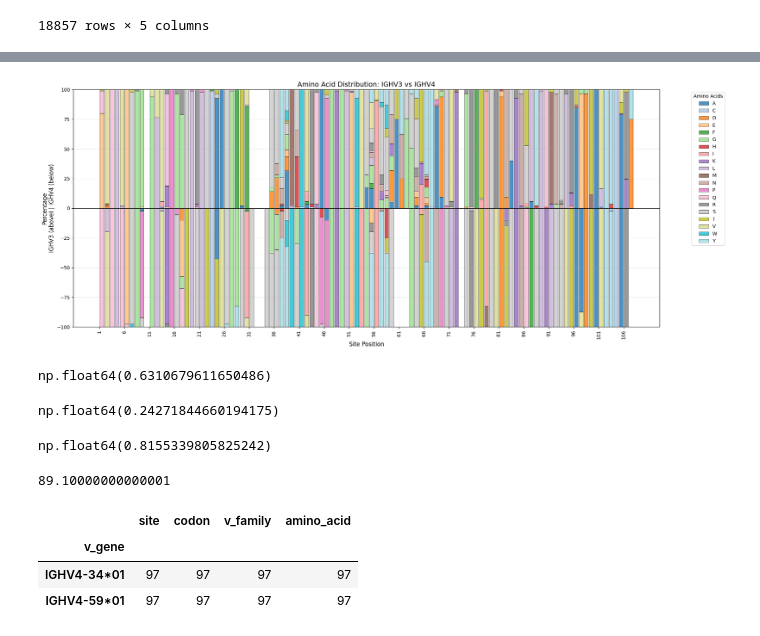
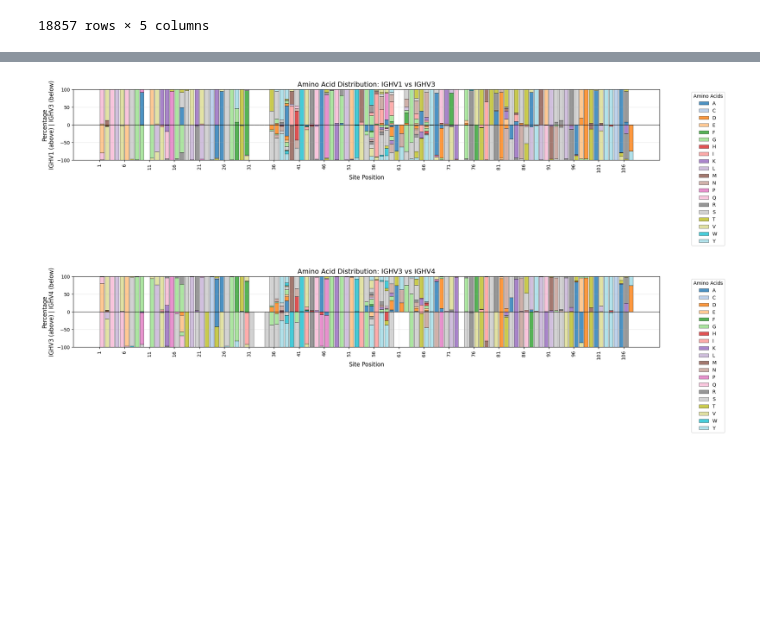
Before and after one commit to matsengrp/dasm-epistasis-experiments, a Jupyter notebook: germline.ipynb, the cells around one changed output, grey strips where cells are left out. Drawn from its saved outputs; the diff is of its cells as text; code cells hidden in the pictures; blank space fills up the shorter version.

```diff
--- a/germline.ipynb
+++ b/germline.ipynb
@@ -385,10 +385,3 @@ codons_df.to_csv(localify(f"DATA_DIR/germline_codons.csv"), index=False)
 
 codon_similarity.to_csv(localify(f"DATA_DIR/germline_codon_similarity.csv"), index=True)
 aa_similarity.to_csv(localify(f"DATA_DIR/germline_aa_similarity.csv"), index=True)
-# %%
-for i in codons_df.v_family.unique().tolist():
-    fig, ax = plt.subplots(figsize=(20, 6))
-    sns.histplot(codons_df[codons_df.v_family == i], x='site', hue='amino_acid', ax=ax, bins=codons_df[codons_df.v_family == i].site.max(), multiple="stack")
-    #sns.histplot(codons_df[codons_df.v_family == i], x='site', hue='amino_acid', ax=ax, bins=len(codons_df[codons_df.v_family == i].site.drop_duplicates()), multiple="stack")
-
-    ax.set_title(f"Distribution of Amino Acids in {i} V-gene Family")
@@ -404,5 +388,5 @@ for i in codons_df.v_family.unique().tolist():
 # %%
-def plot_mirrored_vfamily_distribution(codons_df, v_family1, v_family2, figsize=(20, 8)):
+def plot_mirrored_vfamily_distribution(codons_df, v_family1, v_family2, figsize=(20, 4)):
     """
     Create a mirrored histogram showing amino acid distribution for two V families.
     v_family1 bars go above x-axis, v_family2 bars go below x-axis.
@@ -489,55 +473,33 @@ def plot_mirrored_vfamily_distribution(codons_df, v_family1, v_family2, figsize=
     # Customize the plot
     ax.set_xlabel('Site Position', fontsize=12)
     ax.set_ylabel(f'Percentage\n{v_family1} (above) | {v_family2} (below)', fontsize=12)
     ax.set_title(f'Amino Acid Distribution: {v_family1} vs {v_family2}', fontsize=14)
     ax.axhline(y=0, color='black', linestyle='-', alpha=0.8, linewidth=1)
     ax.grid(True, alpha=0.3)
 
     # Set x-axis ticks every 5 positions
     ax.set_xticks(range(min_site, max_site + 1, 5))
     plt.xticks(rotation=90)
 
     # Create legend for amino acids
     legend_handles = []
     legend_labels = []
     for aa in all_amino_acids:
         legend_handles.append(plt.Rectangle((0,0),1,1, facecolor=color_map[aa],
                                           edgecolor='black', linewidth=0.5, alpha=0.8))
         legend_labels.append(aa)
 
     ax.legend(legend_handles, legend_labels, bbox_to_anchor=(1.05, 1), loc='upper left',
               title='Amino Acids')
 
     plt.tight_layout()
     plt.show()
 
     return fig, ax
 
 # Usage example:
-# fig, ax = plot_mirrored_vfamily_distribution(codons_df, 'IGHV1', 'IGHV3')
+fig, ax = plot_mirrored_vfamily_distribution(codons_df, 'IGHV1', 'IGHV3')
 fig, ax = plot_mirrored_vfamily_distribution(codons_df, 'IGHV3', 'IGHV4')
 # %% [output]
-[figure, old version]
+[figure, new version]
+[figure, added]
-# %%
-codon_similarity.loc['IGHV3-21*01', 'IGHV3-15*01']
-# %% [output]
-np.float64(0.6310679611650486)
-# %%
-codon_similarity.loc['IGHV2-5*02', 'IGHV3-15*01']
-# %% [output]
-np.float64(0.24271844660194175)
-# %%
-codon_similarity.loc['IGHV4-59*01', 'IGHV4-34*01']
-# %% [output]
-np.float64(0.8155339805825242)
-# %%
-0.81* 110
-# %% [output]
-89.10000000000001
-# %%
-codons_df[codons_df.v_gene.isin(['IGHV4-59*01', 'IGHV4-34*01'])].groupby('v_gene').count()
-# %% [output]
-|  | site | codon | v_family | amino_acid |
-| v_gene |  |  |  |  |
-| IGHV4-34*01 | 97 | 97 | 97 | 97 |
-| IGHV4-59*01 | 97 | 97 | 97 | 97 |
```
Also changed, not shown: parts of 4 cells of this notebook, 1 other file.
